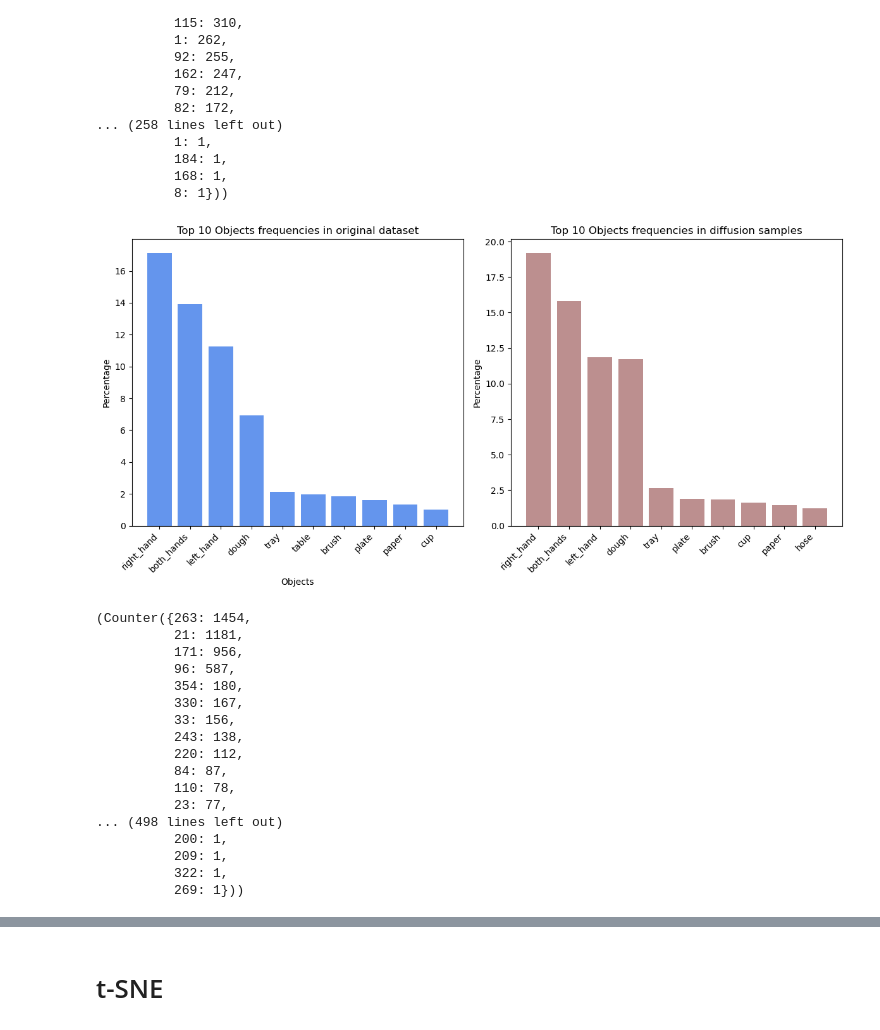
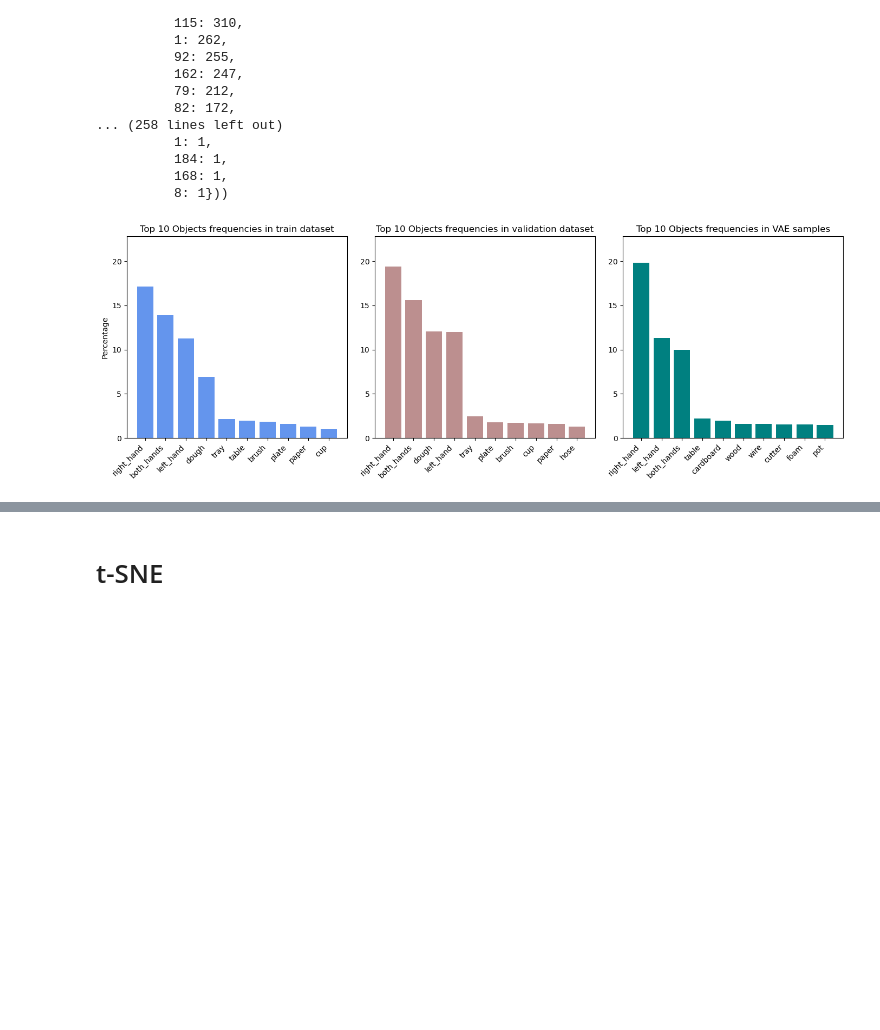
Before and after one commit to scoleri-mr/easg_classification, a Jupyter notebook: evaluating_vae.ipynb, the cells around one changed output, grey strips where cells are left out. Drawn from its saved outputs; the diff is of its cells as text; code cells hidden in the pictures; blank space fills up the shorter version.

```diff
--- a/evaluating_vae.ipynb
+++ b/evaluating_vae.ipynb
@@ -33,6 +33,7 @@ val_loader = DataLoader(val_dataset, batch_size=batch_size, shuffle=False)
 
 device = 'cuda' if torch.cuda.is_available() else 'cpu'
 triplets_original = [train_original[i]['triplets'] for i in range(len(train_original))]
+triplets_original_val = [val_original[i]['triplets'] for i in range(len(val_original))]
 # %% [output]
 EASGDatasetAE - train - num_objs: 391, num_verbs: 198, num_rels: 13
 EASGDatasetAE - val - num_objs: 391, num_verbs: 198, num_rels: 13
@@ -237,27 +317,11 @@ compare_statistics(verbs_list_original, verbs_list_vae, verbs, 'original dataset
           8: 1}))
 # %%
 objs_list_original = [triplet[1].item() for triplets in triplets_original for triplet in triplets]
+objs_list_val = [triplet[1].item() for triplets in triplets_original_val for triplet in triplets]
 objs_list_vae = [triplet[1].item() for triplets in decoded_triplets for triplet in triplets]
 
-compare_statistics(objs_list_original, objs_list_vae, objs, 'original dataset', 'diffusion samples', 'Objects', other=False)
+compare_statistics_v2(objs_list_original, objs_list_vae, objs_list_val, objs, 'train dataset','validation dataset', 'VAE samples', 'Objects', other=False)
 # %% [output]
-[figure, old version]
+[figure, new version]
-(Counter({263: 1454,
-          21: 1181,
-          171: 956,
-          96: 587,
-          354: 180,
-          330: 167,
-          33: 156,
-          243: 138,
-          220: 112,
-          84: 87,
-          110: 78,
-          23: 77,
-... (498 lines left out)
-          200: 1,
-          209: 1,
-          322: 1,
-          269: 1}))
 # %%
 rels_list_original = [triplet[2].item() for triplets in triplets_original for triplet in triplets]
```
Also changed, not shown: parts of 4 cells of this notebook, 1 other file.
